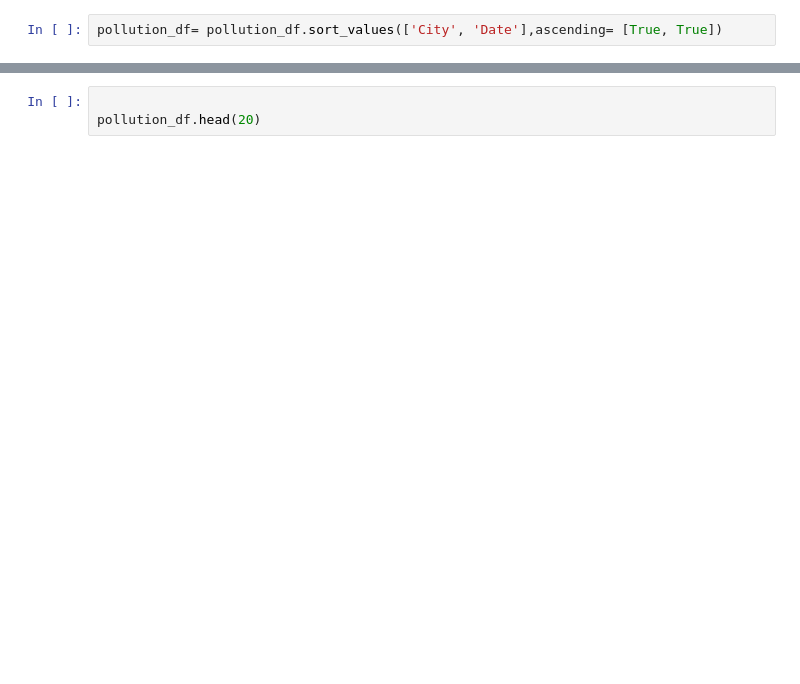
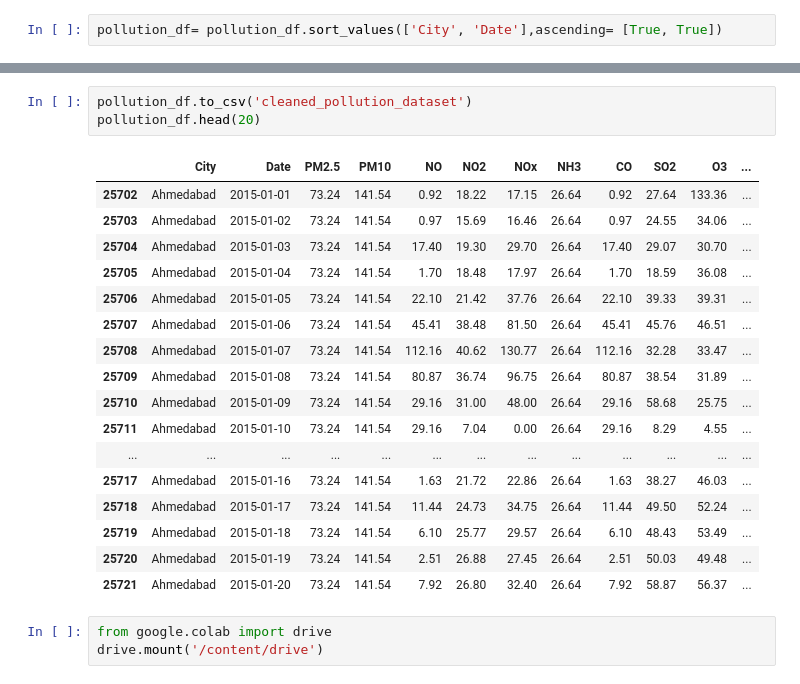
Before and after one commit to Medynal/Pollution, a Jupyter notebook: pollution.ipynb, the cells around one changed output, grey strips where cells are left out. Saved outputs shown, nothing was run; the diff lists cells and outputs as text; blank space fills up the shorter version.

```diff
--- a/pollution.ipynb
+++ b/pollution.ipynb
@@ -90,5 +160,26 @@ pollution_df.isna().sum()
 # %%
-
+pollution_df.to_csv('cleaned_pollution_dataset')
 pollution_df.head(20)
+# %% [output]
+|  | City | Date | PM2.5 | PM10 | NO | NO2 | NOx | NH3 | CO | SO2 | O3 | ... |
+| 25702 | Ahmedabad | 2015-01-01 | 73.24 | 141.54 | 0.92 | 18.22 | 17.15 | 26.64 | 0.92 | 27.64 | 133.36 | ... |
+| 25703 | Ahmedabad | 2015-01-02 | 73.24 | 141.54 | 0.97 | 15.69 | 16.46 | 26.64 | 0.97 | 24.55 | 34.06 | ... |
+| 25704 | Ahmedabad | 2015-01-03 | 73.24 | 141.54 | 17.40 | 19.30 | 29.70 | 26.64 | 17.40 | 29.07 | 30.70 | ... |
+| 25705 | Ahmedabad | 2015-01-04 | 73.24 | 141.54 | 1.70 | 18.48 | 17.97 | 26.64 | 1.70 | 18.59 | 36.08 | ... |
+| 25706 | Ahmedabad | 2015-01-05 | 73.24 | 141.54 | 22.10 | 21.42 | 37.76 | 26.64 | 22.10 | 39.33 | 39.31 | ... |
+| 25707 | Ahmedabad | 2015-01-06 | 73.24 | 141.54 | 45.41 | 38.48 | 81.50 | 26.64 | 45.41 | 45.76 | 46.51 | ... |
+| 25708 | Ahmedabad | 2015-01-07 | 73.24 | 141.54 | 112.16 | 40.62 | 130.77 | 26.64 | 112.16 | 32.28 | 33.47 | ... |
+| 25709 | Ahmedabad | 2015-01-08 | 73.24 | 141.54 | 80.87 | 36.74 | 96.75 | 26.64 | 80.87 | 38.54 | 31.89 | ... |
+| 25710 | Ahmedabad | 2015-01-09 | 73.24 | 141.54 | 29.16 | 31.00 | 48.00 | 26.64 | 29.16 | 58.68 | 25.75 | ... |
+| 25711 | Ahmedabad | 2015-01-10 | 73.24 | 141.54 | 29.16 | 7.04 | 0.00 | 26.64 | 29.16 | 8.29 | 4.55 | ... |
+| ... | ... | ... | ... | ... | ... | ... | ... | ... | ... | ... | ... | ... |
+| 25717 | Ahmedabad | 2015-01-16 | 73.24 | 141.54 | 1.63 | 21.72 | 22.86 | 26.64 | 1.63 | 38.27 | 46.03 | ... |
+| 25718 | Ahmedabad | 2015-01-17 | 73.24 | 141.54 | 11.44 | 24.73 | 34.75 | 26.64 | 11.44 | 49.50 | 52.24 | ... |
+| 25719 | Ahmedabad | 2015-01-18 | 73.24 | 141.54 | 6.10 | 25.77 | 29.57 | 26.64 | 6.10 | 48.43 | 53.49 | ... |
+| 25720 | Ahmedabad | 2015-01-19 | 73.24 | 141.54 | 2.51 | 26.88 | 27.45 | 26.64 | 2.51 | 50.03 | 49.48 | ... |
+| 25721 | Ahmedabad | 2015-01-20 | 73.24 | 141.54 | 7.92 | 26.80 | 32.40 | 26.64 | 7.92 | 58.87 | 56.37 | ... |
+# %%
+from google.colab import drive
+drive.mount('/content/drive')
 # %%
 pollution_df.describe().T
```
Also changed, not shown: parts of 21 cells of this notebook.
